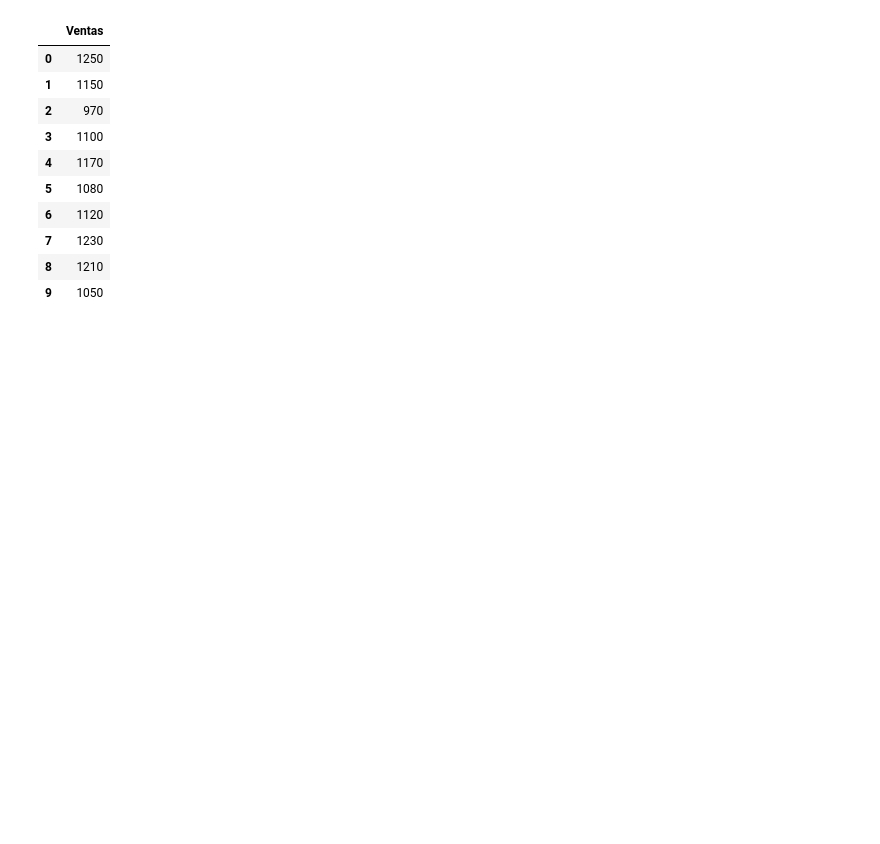
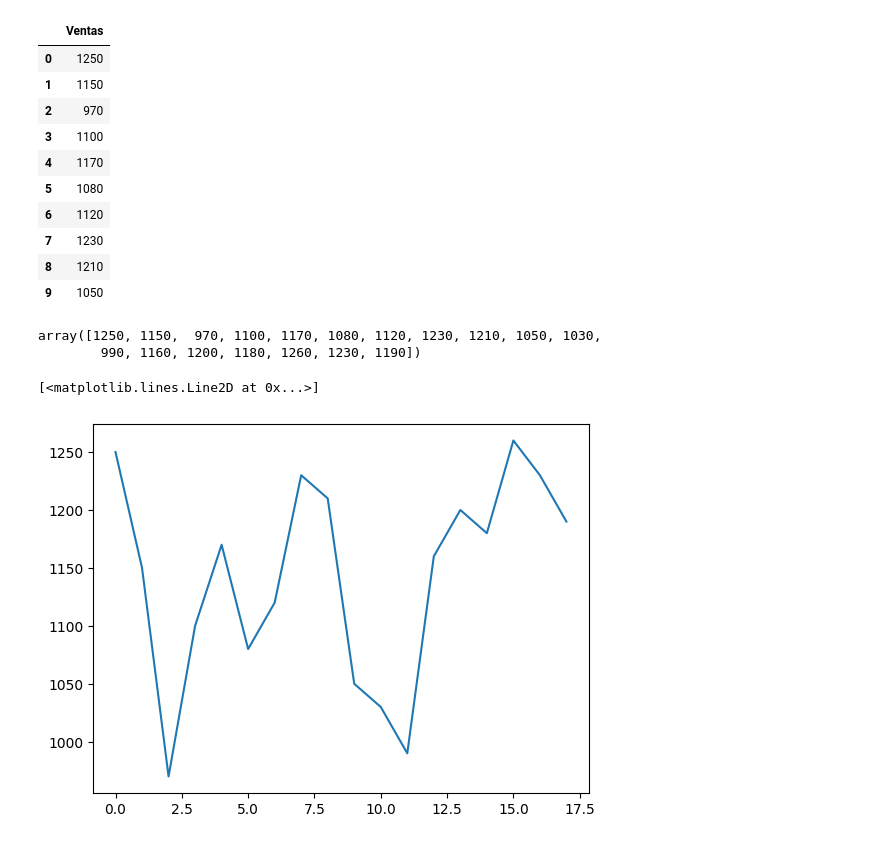
Before and after one commit to asegura4488/MetodosComputacionalesI, a Jupyter notebook: Semana9/MediaMovil.ipynb, the cells around one changed output. Cells and saved outputs as stored; diff of their text form; code cells hidden in the pictures; blank space fills up the shorter version.

```diff
--- a/Semana9/MediaMovil.ipynb
+++ b/Semana9/MediaMovil.ipynb
@@ -33,3 +33,16 @@ data.head(10)
 | 7 | 1230 |
 | 8 | 1210 |
 | 9 | 1050 |
+# %%
+import numpy as np
+import matplotlib.pyplot as plt
+x = np.array(data.Ventas)
+x
+# %% [output]
+array([1250, 1150,  970, 1100, 1170, 1080, 1120, 1230, 1210, 1050, 1030,
+        990, 1160, 1200, 1180, 1260, 1230, 1190])
+# %%
+plt.plot(x)
+# %% [output]
+[<matplotlib.lines.Line2D at 0x...>]
+[figure, added]
```
Also changed, not shown: parts of 4 cells of this notebook, 1 other file.
